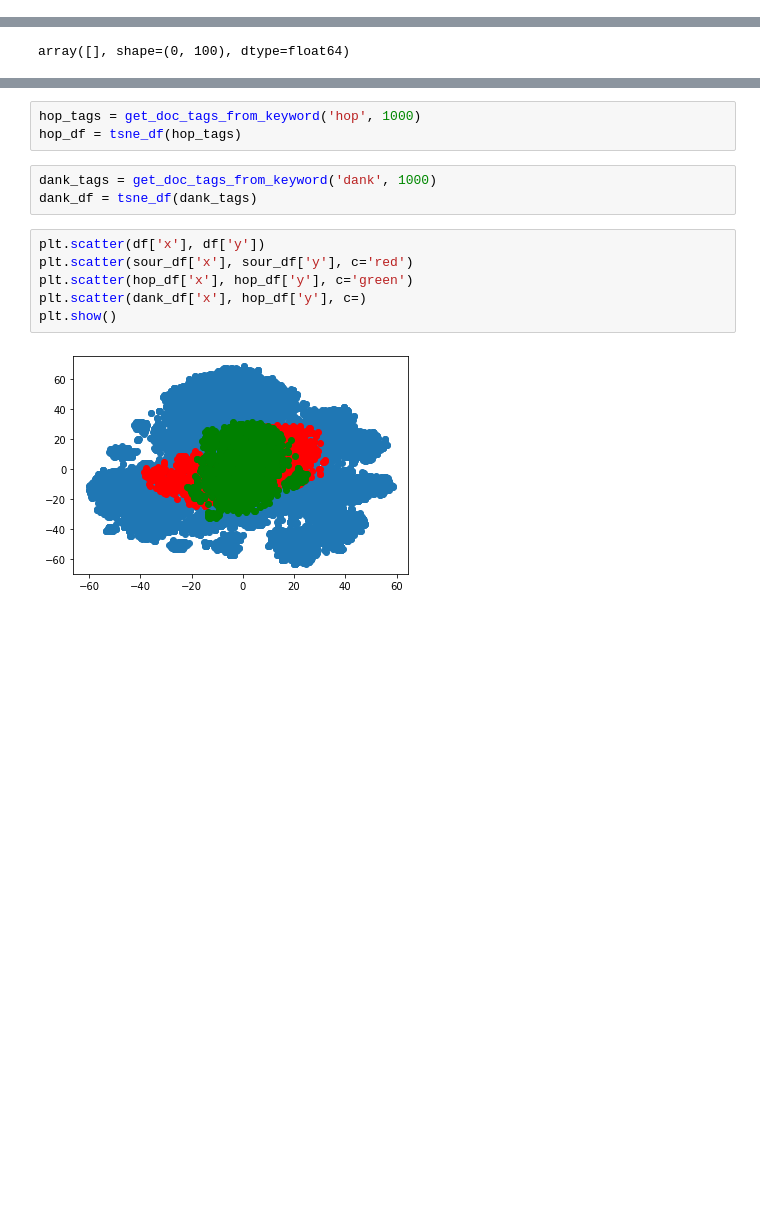
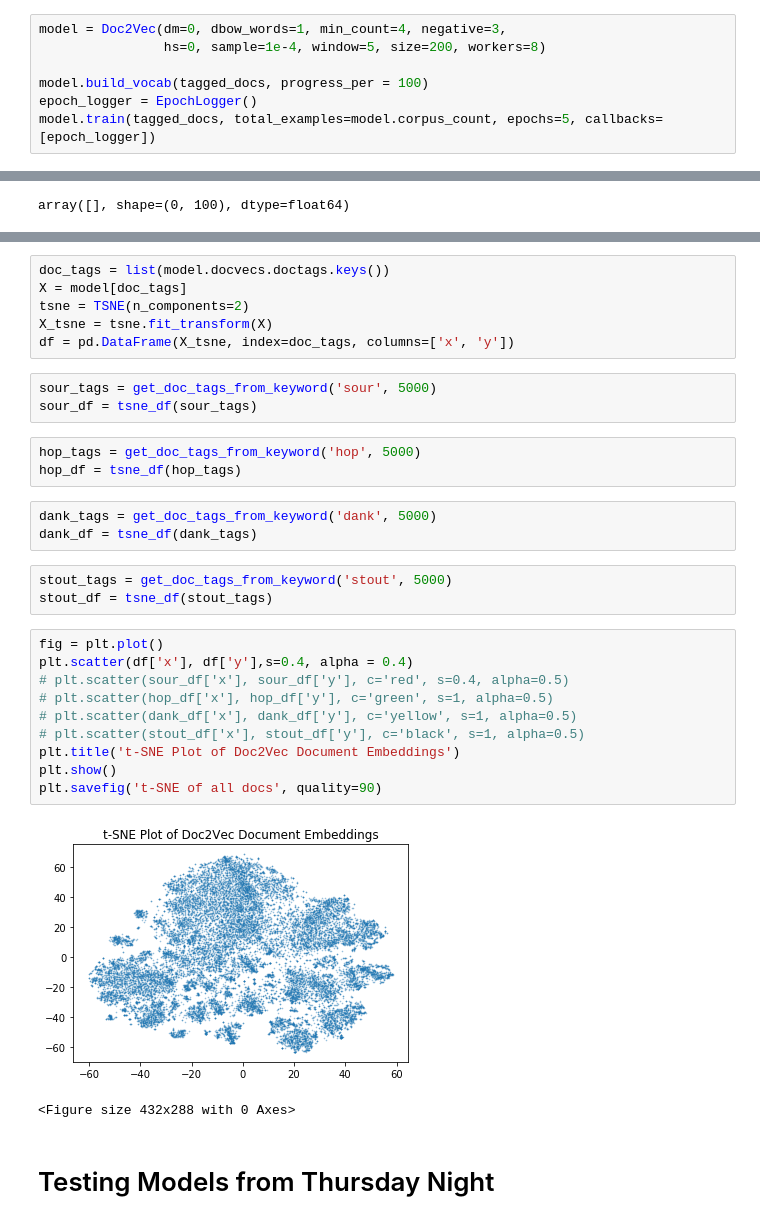
Before and after one commit to aabrahamson3/beer30, a Jupyter notebook: Doc2Vec.ipynb, the cells around one changed output, grey strips where cells are left out. Drawn from its saved outputs; the diff is of its cells as text; blank space fills up the shorter version.

Commit message:
updated models for visualization

```diff
--- a/Doc2Vec.ipynb
+++ b/Doc2Vec.ipynb
@@ -125,0 +223,7 @@ model.save('epoch1-vs100')
+# %%
+model = Doc2Vec(dm=0, dbow_words=1, min_count=4, negative=3,
+                hs=0, sample=1e-4, window=5, size=200, workers=8)
+
+model.build_vocab(tagged_docs, progress_per = 100)
+epoch_logger = EpochLogger()
+model.train(tagged_docs, total_examples=model.corpus_count, epochs=5, callbacks=[epoch_logger])
@@ -190,14 +285,33 @@ df_sour = pd.DataFrame(sour_tsne, index=sour, columns=['x', 'y'])
+# %%
+doc_tags = list(model.docvecs.doctags.keys())
+X = model[doc_tags]
+tsne = TSNE(n_components=2)
+X_tsne = tsne.fit_transform(X)
+df = pd.DataFrame(X_tsne, index=doc_tags, columns=['x', 'y'])
+# %%
+sour_tags = get_doc_tags_from_keyword('sour', 5000)
+sour_df = tsne_df(sour_tags)
 # %%
-hop_tags = get_doc_tags_from_keyword('hop', 1000)
+hop_tags = get_doc_tags_from_keyword('hop', 5000)
 hop_df = tsne_df(hop_tags)
 # %%
-dank_tags = get_doc_tags_from_keyword('dank', 1000)
+dank_tags = get_doc_tags_from_keyword('dank', 5000)
 dank_df = tsne_df(dank_tags)
+# %%
+stout_tags = get_doc_tags_from_keyword('stout', 5000)
+stout_df = tsne_df(stout_tags)
 # %%
-plt.scatter(df['x'], df['y'])
-plt.scatter(sour_df['x'], sour_df['y'], c='red')
-plt.scatter(hop_df['x'], hop_df['y'], c='green')
-plt.scatter(dank_df['x'], hop_df['y'], c=)
+fig = plt.plot()
+plt.scatter(df['x'], df['y'],s=0.4, alpha = 0.4)
+# plt.scatter(sour_df['x'], sour_df['y'], c='red', s=0.4, alpha=0.5)
+# plt.scatter(hop_df['x'], hop_df['y'], c='green', s=1, alpha=0.5)
+# plt.scatter(dank_df['x'], dank_df['y'], c='yellow', s=1, alpha=0.5)
+# plt.scatter(stout_df['x'], stout_df['y'], c='black', s=1, alpha=0.5)
+plt.title('t-SNE Plot of Doc2Vec Document Embeddings')
 plt.show()
+plt.savefig('t-SNE of all docs', quality=90)
 # %% [output]
-[figure, old version]
+[figure, new version]
+<Figure size 432x288 with 0 Axes>
+# %% [markdown]
+# Testing Models from Thursday Night
```
Also changed, not shown: parts of 29 cells of this notebook.
